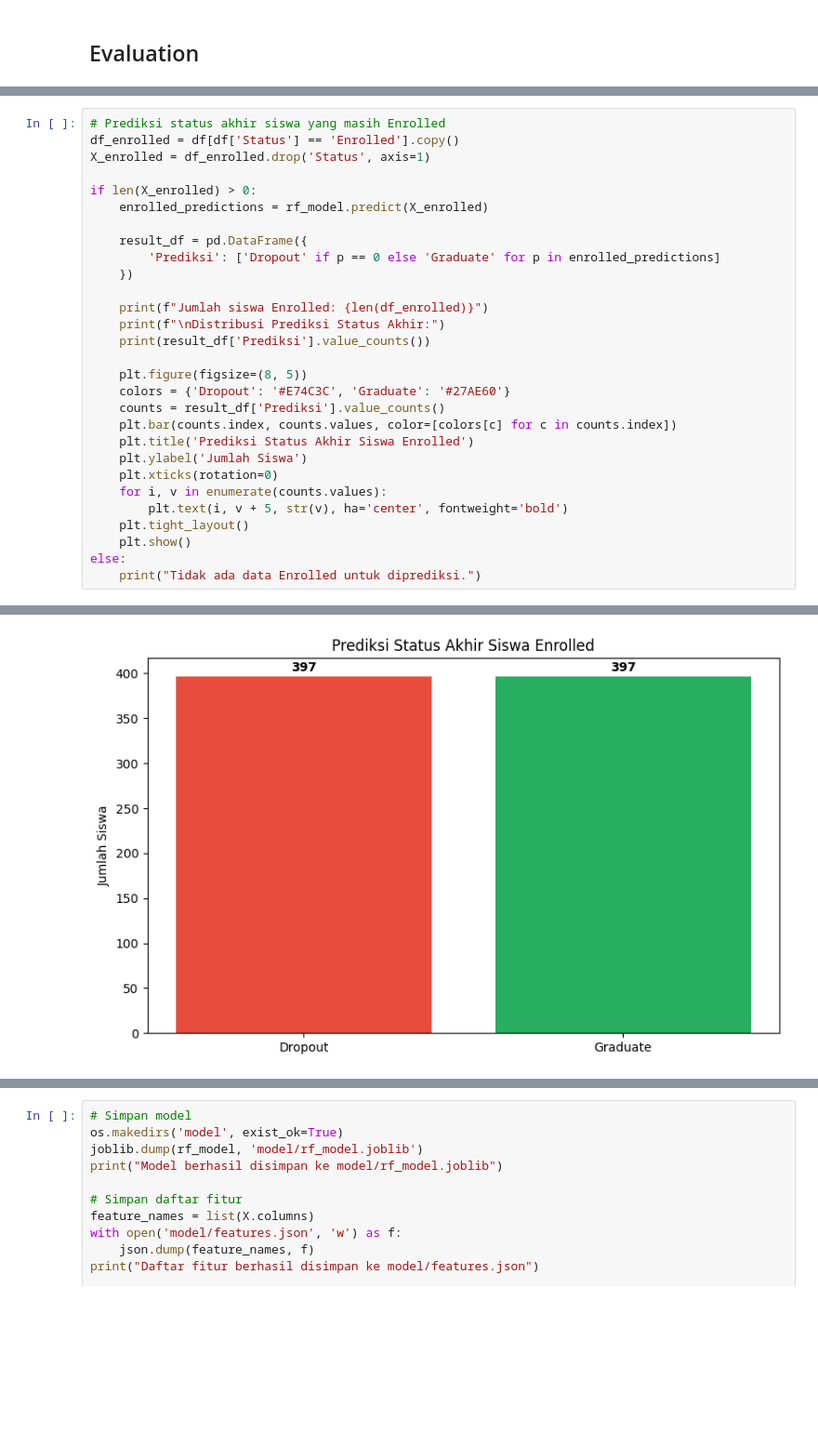
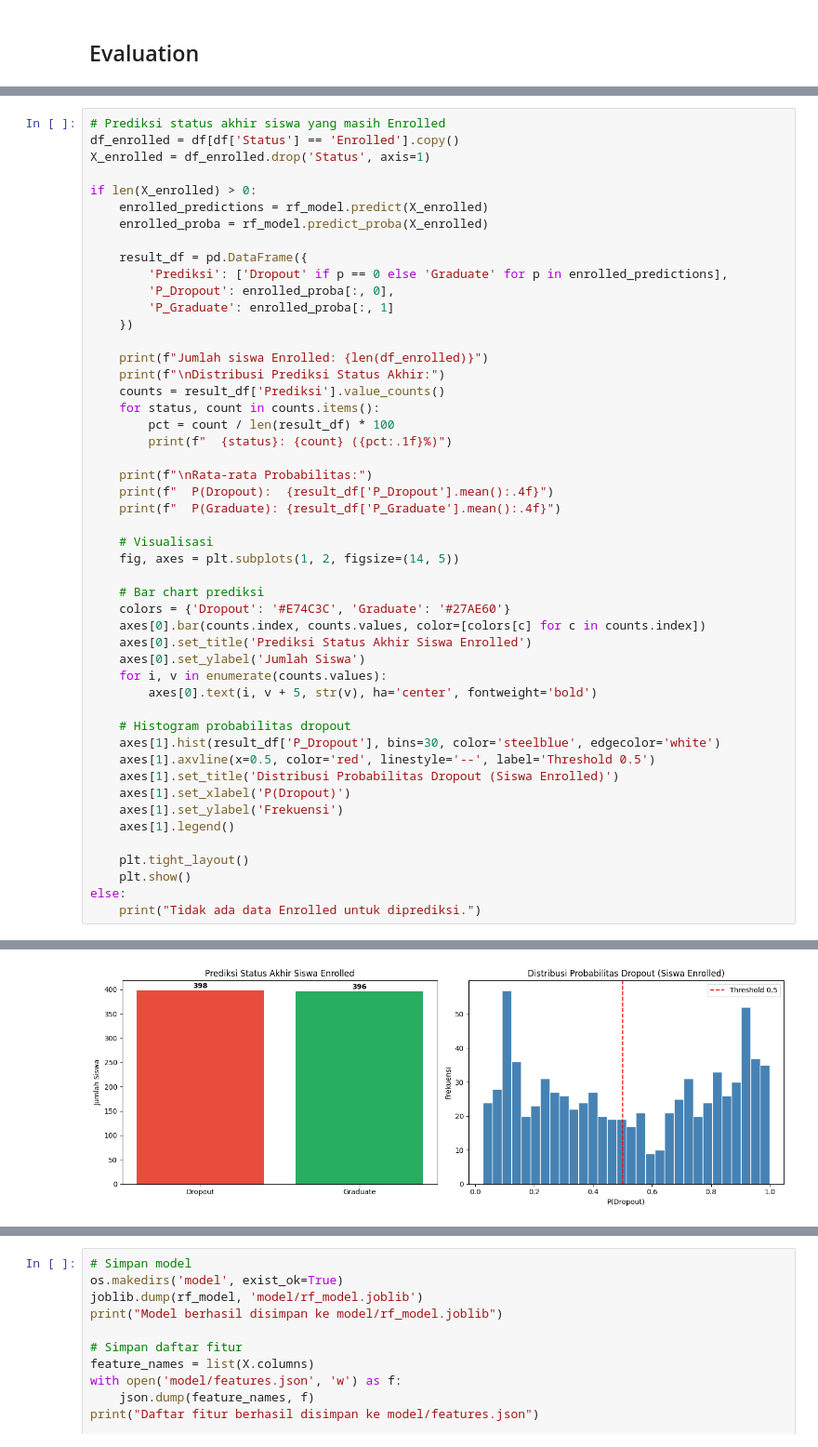
Before and after one commit to fafnir96/Jaya-Institute, a Jupyter notebook: notebook.ipynb, the cells around one changed output, grey strips where cells are left out. Shown at 93% size. Drawn from its saved outputs; the diff is of its cells as text; blank space fills up the shorter version.

Commit message:
retrain model

```diff
--- a/notebook.ipynb
+++ b/notebook.ipynb
@@ -482,24 +500,44 @@ X_enrolled = df_enrolled.drop('Status', axis=1)
 
 if len(X_enrolled) > 0:
     enrolled_predictions = rf_model.predict(X_enrolled)
+    enrolled_proba = rf_model.predict_proba(X_enrolled)
 
     result_df = pd.DataFrame({
-        'Prediksi': ['Dropout' if p == 0 else 'Graduate' for p in enrolled_predictions]
+        'Prediksi': ['Dropout' if p == 0 else 'Graduate' for p in enrolled_predictions],
+        'P_Dropout': enrolled_proba[:, 0],
+        'P_Graduate': enrolled_proba[:, 1]
     })
 
     print(f"Jumlah siswa Enrolled: {len(df_enrolled)}")
     print(f"\nDistribusi Prediksi Status Akhir:")
-    print(result_df['Prediksi'].value_counts())
+    counts = result_df['Prediksi'].value_counts()
+    for status, count in counts.items():
+        pct = count / len(result_df) * 100
+        print(f"  {status}: {count} ({pct:.1f}%)")
 
-    plt.figure(figsize=(8, 5))
+    print(f"\nRata-rata Probabilitas:")
+    print(f"  P(Dropout):  {result_df['P_Dropout'].mean():.4f}")
+    print(f"  P(Graduate): {result_df['P_Graduate'].mean():.4f}")
+
+    # Visualisasi
+    fig, axes = plt.subplots(1, 2, figsize=(14, 5))
+
+    # Bar chart prediksi
     colors = {'Dropout': '#E74C3C', 'Graduate': '#27AE60'}
-    counts = result_df['Prediksi'].value_counts()
-    plt.bar(counts.index, counts.values, color=[colors[c] for c in counts.index])
-    plt.title('Prediksi Status Akhir Siswa Enrolled')
-    plt.ylabel('Jumlah Siswa')
-    plt.xticks(rotation=0)
+    axes[0].bar(counts.index, counts.values, color=[colors[c] for c in counts.index])
+    axes[0].set_title('Prediksi Status Akhir Siswa Enrolled')
+    axes[0].set_ylabel('Jumlah Siswa')
     for i, v in enumerate(counts.values):
-        plt.text(i, v + 5, str(v), ha='center', fontweight='bold')
+        axes[0].text(i, v + 5, str(v), ha='center', fontweight='bold')
+
+    # Histogram probabilitas dropout
+    axes[1].hist(result_df['P_Dropout'], bins=30, color='steelblue', edgecolor='white')
+    axes[1].axvline(x=0.5, color='red', linestyle='--', label='Threshold 0.5')
+    axes[1].set_title('Distribusi Probabilitas Dropout (Siswa Enrolled)')
+    axes[1].set_xlabel('P(Dropout)')
+    axes[1].set_ylabel('Frekuensi')
+    axes[1].legend()
+
     plt.tight_layout()
     plt.show()
 else:
@@ -515 +555 @@ Name: count, dtype: int64
-[figure, old version]
+[figure, new version]
```
Also changed, not shown: parts of 23 cells of this notebook.
